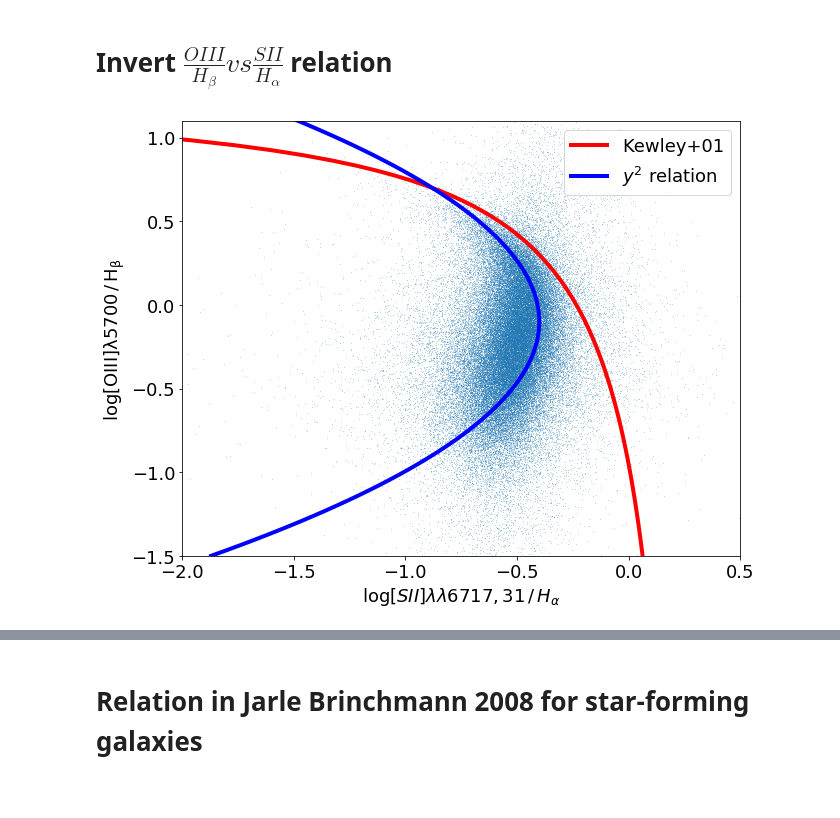
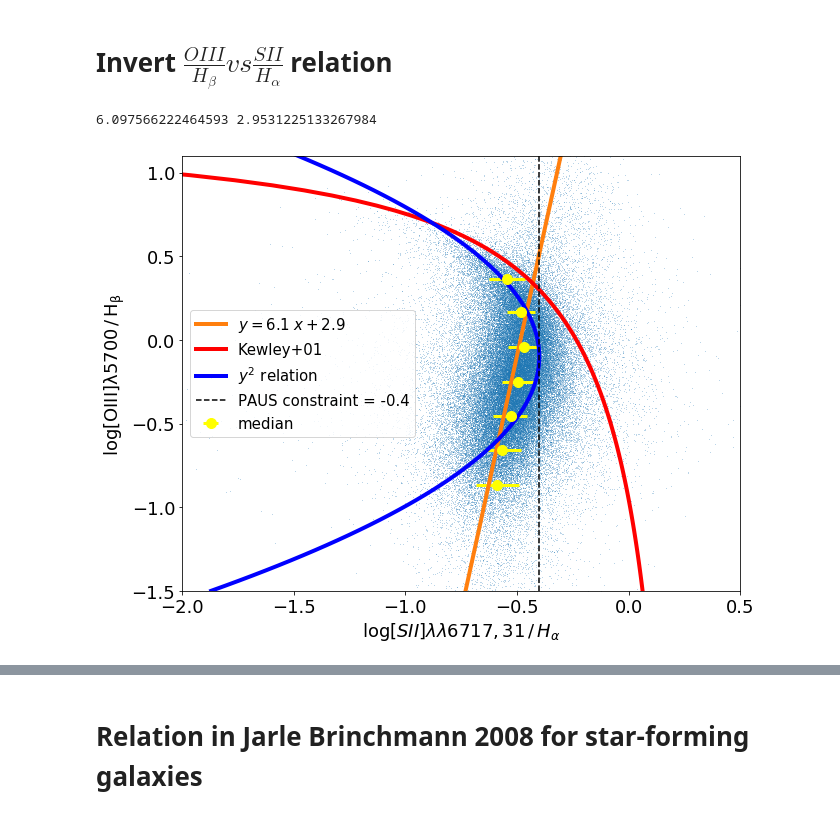
Before and after one commit to GiorgioManzoni/PAUS_code, a Jupyter notebook: 020_BPT.ipynb, the cells around one changed output, grey strips where cells are left out. Drawn from its saved outputs; the diff is of its cells as text; code cells hidden in the pictures.

```diff
--- a/020_BPT.ipynb
+++ b/020_BPT.ipynb
@@ -491,33 +516,71 @@ plt.show()
 # %% [markdown]
 # Invert $\frac{OIII}{H_{\beta}} vs \frac{SII}{H_{\alpha}}$ relation
+# %%
+def median_in_bins_err(x,y,x1,x2,nbins,p1=0.25,p2=0.75):
+    medians_x = np.zeros(nbins)
+    medians_y = np.zeros(nbins)
+    err_y_low = np.zeros(nbins)
+    err_y_high = np.zeros(nbins)
+    array = np.array(x)
+    array = np.array(y)
+    width = (float(x2)-float(x1))/nbins
+    for i in range(int(nbins)):
+        x_low = x1 + i*width
+        x_high = x1+ (i+1)*width
+        #print x_low, x_high
+        sel = np.where((x>x_low)&(x<x_high))
+        temp_ord = np.copy(y[sel])
+        temp_ord = np.sort(temp_ord)
+        medians_y[i] = temp_ord[int(len(temp_ord)*0.50 + 0.5)]
+        err_y_low[i]  = np.abs(temp_ord[int(len(temp_ord)*p1 + 0.5)]-medians_y[i])
+        err_y_high[i]  = np.abs(temp_ord[int(len(temp_ord)*p2 + 0.5)]-medians_y[i])
+        #err_y[i] = [err_y_low,err_y_high]
+        medians_x[i] = np.median(x[sel])
+    return np.array(medians_x),np.array(medians_y),err_y_low,err_y_high
 # %%
 matplotlib.rcParams.update({'font.size': 18})
 plt.figure(figsize=(10,8))
 
 x = np.linspace(-2,1,100)
 y_2 = 0.72/(x - 0.32)+1.30 # x = log([SII]6717,31/Ha)
 
 y_inv = np.linspace(-1.5,1.5,100)
 x_inv = 0.32 + (0.72/(y_inv-1.30))
 x_inv_mod = 0.2 + (0.72/(y_inv-1.3))
 
 x_inv_2 = -0.75*(y_inv+0.1)**2-0.4
 
+##################### here there was written uncorrectly NIIR_NPEG==0 and I am currently trying to include SDSS data
+select_good_SII = np.where((SN>4)&(NQ>2)&(IS_BEST==1)&((SURVEY=='GAMA')|(SURVEY=='SDSS'))&(SIIR_NPEG==0)&(SIIR_>0)&(OIIIR_>0))
 
-select_good_SII = np.where((SN>4)&(NQ>2)&(IS_BEST==1)&(SURVEY=='GAMA')&(NIIR_NPEG==0)&(SIIR_>0)&(OIIIR_>0))
-plt.plot(np.log10(SII_tot/F_Ha)[select_good_SII],np.log10(OIIIR/F_Hb)[select_good_SII],',',alpha=0.3)
+x_data = np.log10(SII_tot/F_Ha)[select_good_SII]
+y_data = np.log10(OIIIR/F_Hb)[select_good_SII]
+
+xx,yy,ey1,ey2 = median_in_bins_err(y_data,x_data,-1,0.5,7)
+#plt.plot(yy,xx)
+
+
+m,q = polyfit(yy,xx,1)
+#m,q,r,p,std = linregress(x_data,y_data)
+print m,q
+plt.plot(x_data,y_data,',',alpha=0.3,zorder=0)
+plt.plot(xx, m*xx+q,lw=4,label=r'$y = 6.1\; x + 2.9$')
 plt.ylim(-1.5,1.1)
 plt.xlim(-2.,0.5)
 plt.ylabel(r'$\log \rm{[OIII]}\lambda 5700 \, / \, H_{\beta}$')
 plt.xlabel(r'$\log [SII]\lambda\lambda 6717,31 \, / \, H_{\alpha}$')
 
 plt.plot(x_inv,y_inv,lw = 4,c='r',label =r'Kewley+01')
 plt.plot(x_inv_2,y_inv,lw = 4,c='b',label =r'$y^2$ relation')
 
+plt.axvline(-0.40,c='k',ls='dashed',label='PAUS constraint = -0.4')
+
+plt.errorbar(yy,xx,xerr=[ey1,ey2],fmt=".",markersize=20,elinewidth=3,color='yellow',label ='median')
 
 #plt.plot(x[x<0.32],y_2[x<0.32],lw=4,label=r'Kewley+01',c='r')
-plt.legend(loc=1)
-plt.savefig('../plots/20/SII_GAMA_BPT_Kewley_inverse_square.png')
+plt.legend(loc=6,fontsize='small')
+plt.savefig('../plots/20/SII_GAMA_BPT_Kewley_some_ideas.png')
 plt.show()
 # %% [output]
+6.097566222464593 2.9531225133267984
-[figure, old version]
+[figure, new version]
```
Also changed, not shown: parts of 14 cells of this notebook.
